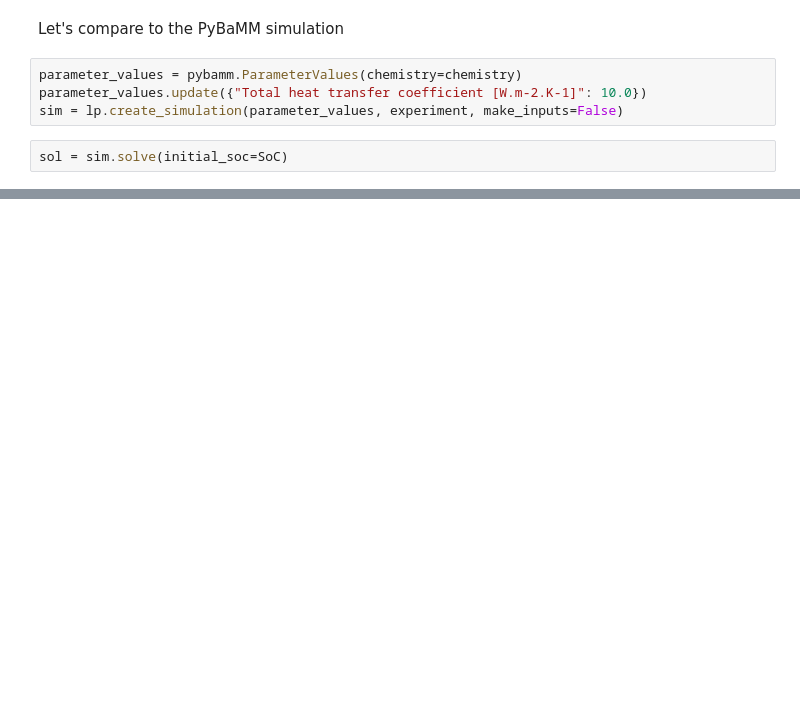
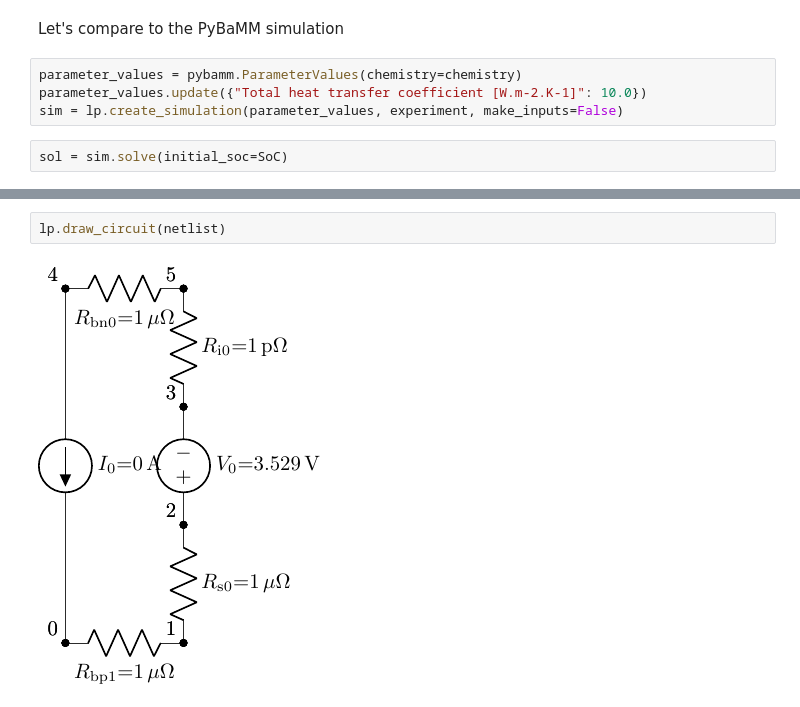
Before and after one commit to pybamm-team/liionpack, a Jupyter notebook: examples/notebooks/04 Initial SoC.ipynb, the cells around one changed output, grey strips where cells are left out. Cells and saved outputs as stored; diff of their text form; blank space fills up the shorter version.

```diff
--- a/examples/notebooks/04 Initial SoC.ipynb
+++ b/examples/notebooks/04 Initial SoC.ipynb
@@ -88,0 +107,4 @@ output['Pack terminal voltage [V]'].min()
+# %%
+lp.draw_circuit(netlist)
+# %% [output]
+[figure, added]
```
Also changed, not shown: parts of 16 cells of this notebook.
